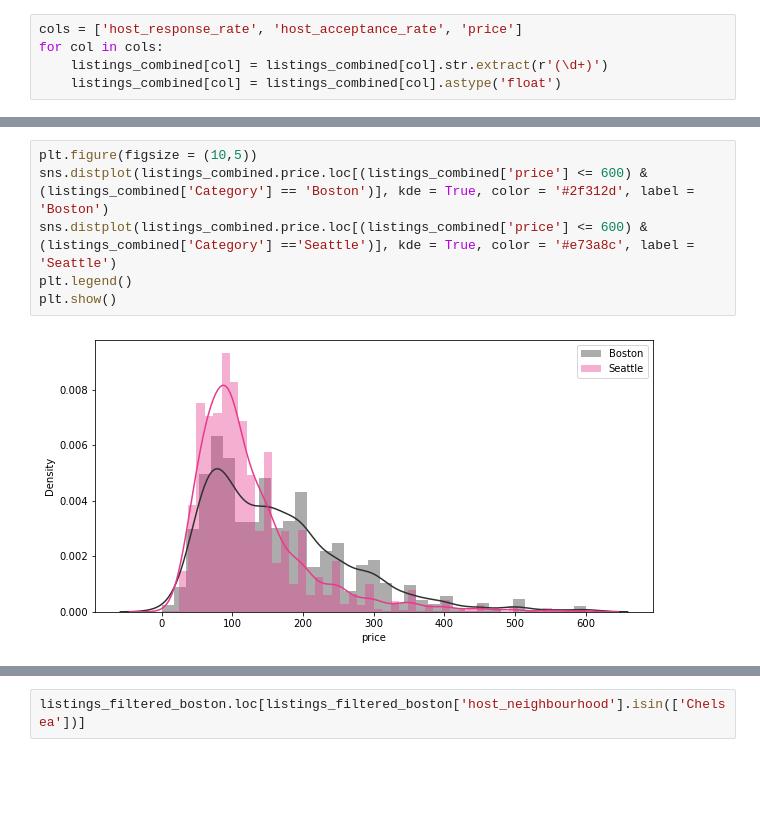
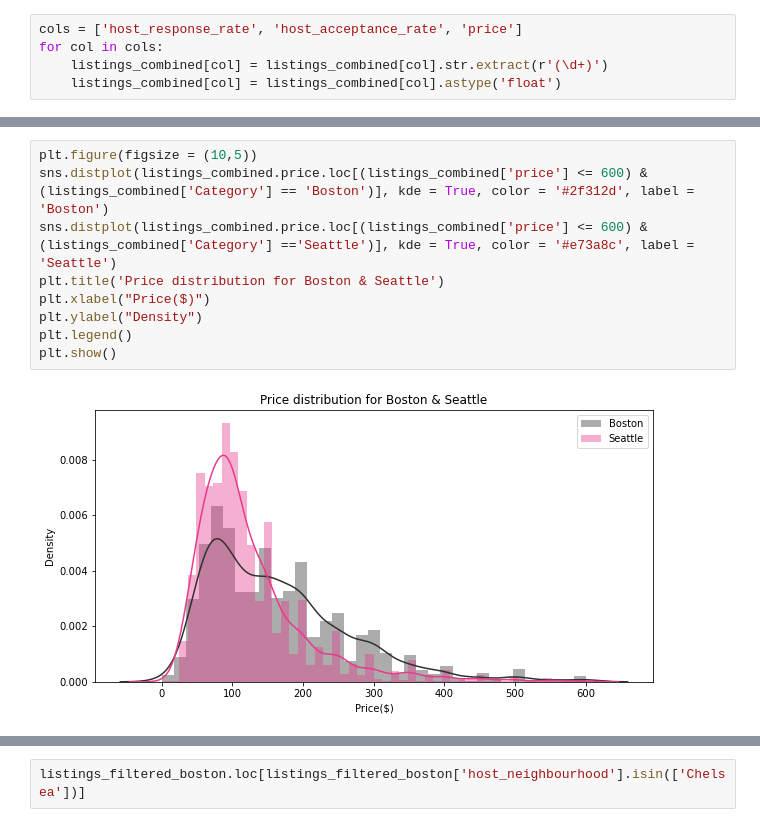
Before and after one commit to kashyapbarua/airbnb-price-analysis, a Jupyter notebook: DataScientist_Project-Airbnb.ipynb, the cells around one changed output, grey strips where cells are left out. Cells and saved outputs as stored; diff of their text form; blank space fills up the shorter version.

```diff
--- a/DataScientist_Project-Airbnb.ipynb
+++ b/DataScientist_Project-Airbnb.ipynb
@@ -118,11 +119,14 @@ dtype: float64
 # %%
 plt.figure(figsize = (10,5))
 sns.distplot(listings_combined.price.loc[(listings_combined['price'] <= 600) & (listings_combined['Category'] == 'Boston')], kde = True, color = '#2f312d', label = 'Boston')
 sns.distplot(listings_combined.price.loc[(listings_combined['price'] <= 600) & (listings_combined['Category'] =='Seattle')], kde = True, color = '#e73a8c', label = 'Seattle')
+plt.title('Price distribution for Boston & Seattle')
+plt.xlabel("Price($)")
+plt.ylabel("Density")
 plt.legend()
 plt.show()
 # %% [output]
-[figure, old version]
+[figure, new version]
 # %%
 plt.figure(figsize = (5,5))
 sns.set_palette(sns.color_palette(color_code))
```
Also changed, not shown: parts of 20 cells of this notebook.
